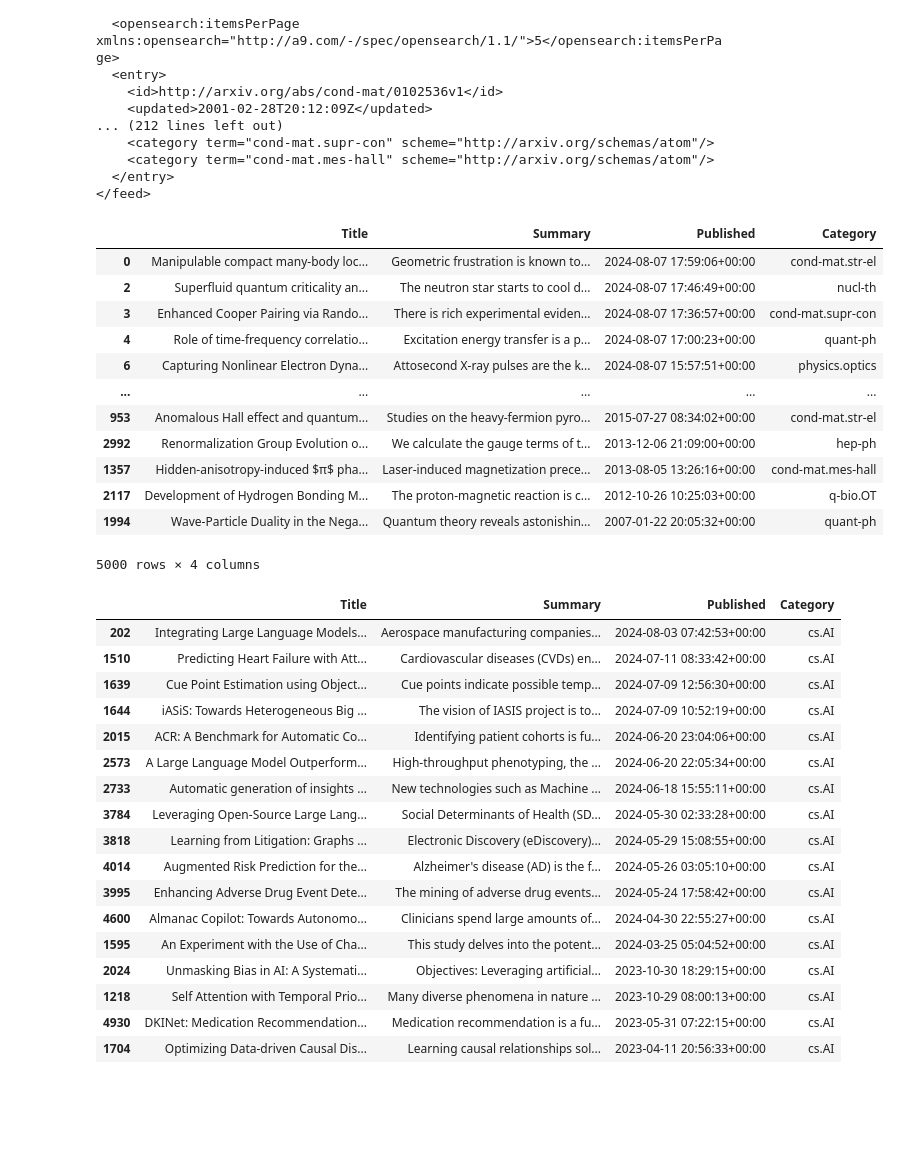
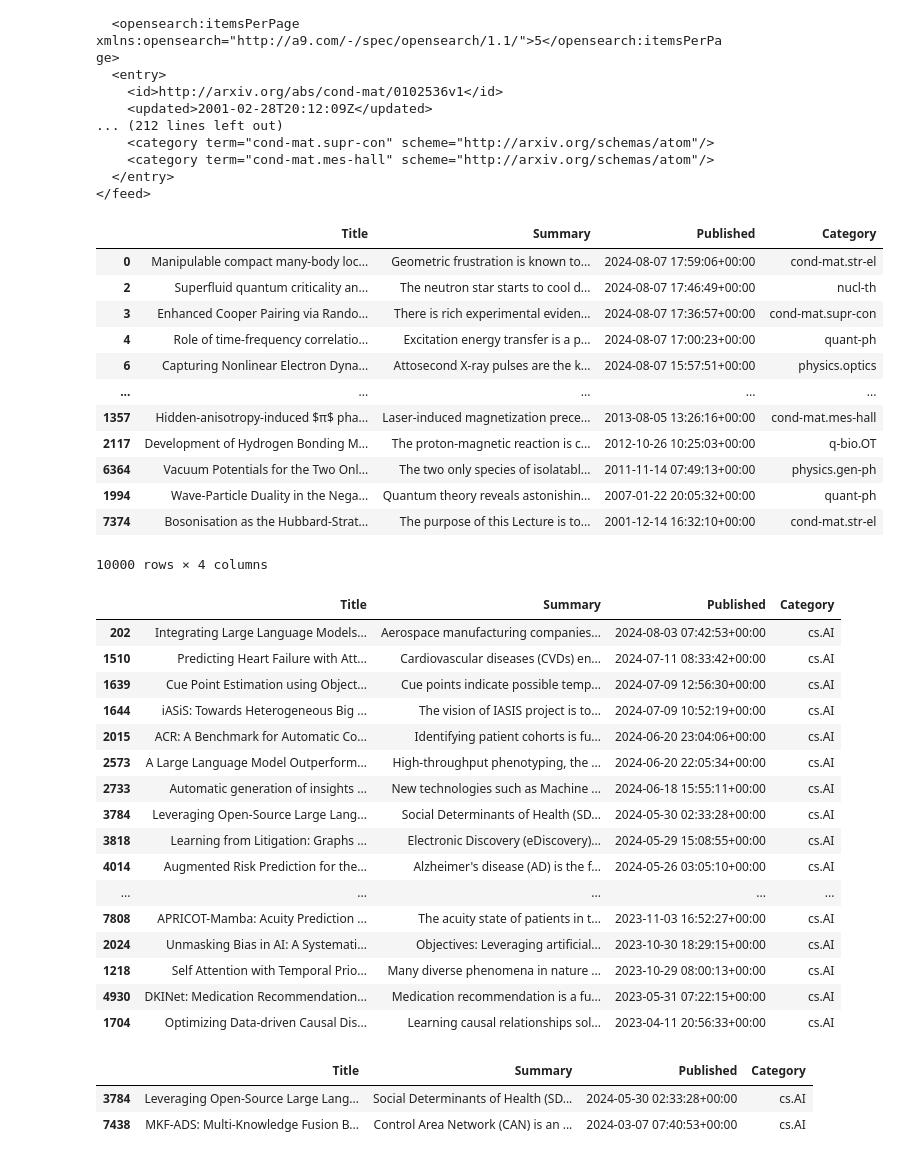
Before and after one commit to wbcmthh42/plp_practice_proj, a Jupyter notebook: arxiv/plp_arvix.ipynb, the cells around one changed output. Cells and saved outputs as stored; diff of their text form; code cells hidden in the pictures; blank space fills up the shorter version.

```diff
--- a/arxiv/plp_arvix.ipynb
+++ b/arxiv/plp_arvix.ipynb
@@ -68,7 +68,7 @@ print(data.read().decode('utf-8'))
 import xml.etree.ElementTree as ET
 import pandas as pd
 
-url = 'http://export.arxiv.org/api/query?search_query=all:electron&start=0&max_results=5000&sortBy=lastUpdatedDate&sortOrder=descending'
+url = 'http://export.arxiv.org/api/query?search_query=all:electron&start=0&max_results=10000&sortBy=lastUpdatedDate&sortOrder=descending'
 
 # http://export.arxiv.org/api/query?search_query=ti:"electron thermal conductivity"&sortBy=lastUpdatedDate&sortOrder=ascending
 
@@ -77,39 +77,39 @@ response = urllib.request.urlopen(url)
 data = response.read().decode('utf-8')
 
 root = ET.fromstring(data)
 entries = root.findall('.//{http://www.w3.org/2005/Atom}entry')
 data = []
 for entry in entries:
     title = entry.find('.//{http://www.w3.org/2005/Atom}title').text
     summary = entry.find('.//{http://www.w3.org/2005/Atom}summary').text
     published = entry.find('.//{http://www.w3.org/2005/Atom}published').text
     category = entry.find('.//{http://www.w3.org/2005/Atom}category').attrib.get('term')
     data.append({'Title': title, 'Summary': summary, 'Published': published, 'Category': category})
 
 
 df = pd.DataFrame(data)
 
 # Convert the 'Published' column to datetime format
 df['Published'] = pd.to_datetime(df['Published'])
 
 # Sort the DataFrame by 'Published' date in descending order (latest on top)
 df = df.sort_values(by='Published', ascending=False)
 
 display(df)
 # %% [output]
 |  | Title | Summary | Published | Category |
 | 0 | Manipulable compact many-body loc... | Geometric frustration is known to... | 2024-08-07 17:59:06+00:00 | cond-mat.str-el |
 | 2 | Superfluid quantum criticality an... | The neutron star starts to cool d... | 2024-08-07 17:46:49+00:00 | nucl-th |
 | 3 | Enhanced Cooper Pairing via Rando... | There is rich experimental eviden... | 2024-08-07 17:36:57+00:00 | cond-mat.supr-con |
 | 4 | Role of time-frequency correlatio... | Excitation energy transfer is a p... | 2024-08-07 17:00:23+00:00 | quant-ph |
 | 6 | Capturing Nonlinear Electron Dyna... | Attosecond X-ray pulses are the k... | 2024-08-07 15:57:51+00:00 | physics.optics |
 | ... | ... | ... | ... | ... |
-| 953 | Anomalous Hall effect and quantum... | Studies on the heavy-fermion pyro... | 2015-07-27 08:34:02+00:00 | cond-mat.str-el |
-| 2992 | Renormalization Group Evolution o... | We calculate the gauge terms of t... | 2013-12-06 21:09:00+00:00 | hep-ph |
 | 1357 | Hidden-anisotropy-induced $π$ pha... | Laser-induced magnetization prece... | 2013-08-05 13:26:16+00:00 | cond-mat.mes-hall |
 | 2117 | Development of Hydrogen Bonding M... | The proton-magnetic reaction is c... | 2012-10-26 10:25:03+00:00 | q-bio.OT |
+| 6364 | Vacuum Potentials for the Two Onl... | The two only species of isolatabl... | 2011-11-14 07:49:13+00:00 | physics.gen-ph |
 | 1994 | Wave-Particle Duality in the Nega... | Quantum theory reveals astonishin... | 2007-01-22 20:05:32+00:00 | quant-ph |
+| 7374 | Bosonisation as the Hubbard-Strat... | The purpose of this Lecture is to... | 2001-12-14 16:32:10+00:00 | cond-mat.str-el |
-5000 rows × 4 columns
+10000 rows × 4 columns
 # %%
 df[df['Category'].str.contains('AI')]
 # %% [output]
@@ -124,10 +124,15 @@ df[df['Category'].str.contains('AI')]
 | 3784 | Leveraging Open-Source Large Lang... | Social Determinants of Health (SD... | 2024-05-30 02:33:28+00:00 | cs.AI |
 | 3818 | Learning from Litigation: Graphs ... | Electronic Discovery (eDiscovery)... | 2024-05-29 15:08:55+00:00 | cs.AI |
 | 4014 | Augmented Risk Prediction for the... | Alzheimer's disease (AD) is the f... | 2024-05-26 03:05:10+00:00 | cs.AI |
-| 3995 | Enhancing Adverse Drug Event Dete... | The mining of adverse drug events... | 2024-05-24 17:58:42+00:00 | cs.AI |
-| 4600 | Almanac Copilot: Towards Autonomo... | Clinicians spend large amounts of... | 2024-04-30 22:55:27+00:00 | cs.AI |
-| 1595 | An Experiment with the Use of Cha... | This study delves into the potent... | 2024-03-25 05:04:52+00:00 | cs.AI |
+| ... | ... | ... | ... | ... |
+| 7808 | APRICOT-Mamba: Acuity Prediction ... | The acuity state of patients in t... | 2023-11-03 16:52:27+00:00 | cs.AI |
 | 2024 | Unmasking Bias in AI: A Systemati... | Objectives: Leveraging artificial... | 2023-10-30 18:29:15+00:00 | cs.AI |
 | 1218 | Self Attention with Temporal Prio... | Many diverse phenomena in nature ... | 2023-10-29 08:00:13+00:00 | cs.AI |
 | 4930 | DKINet: Medication Recommendation... | Medication recommendation is a fu... | 2023-05-31 07:22:15+00:00 | cs.AI |
 | 1704 | Optimizing Data-driven Causal Dis... | Learning causal relationships sol... | 2023-04-11 20:56:33+00:00 | cs.AI |
+# %%
+df[df['Category'].str.contains('AI')][df['Summary'].str.contains('security')]
+# %% [output]
+|  | Title | Summary | Published | Category |
+| 3784 | Leveraging Open-Source Large Lang... | Social Determinants of Health (SD... | 2024-05-30 02:33:28+00:00 | cs.AI |
+| 7438 | MKF-ADS: Multi-Knowledge Fusion B... | Control Area Network (CAN) is an ... | 2024-03-07 07:40:53+00:00 | cs.AI |
```
